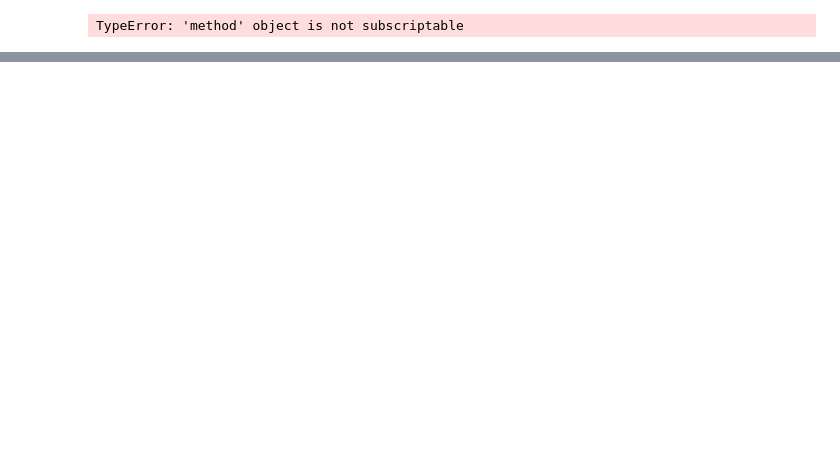
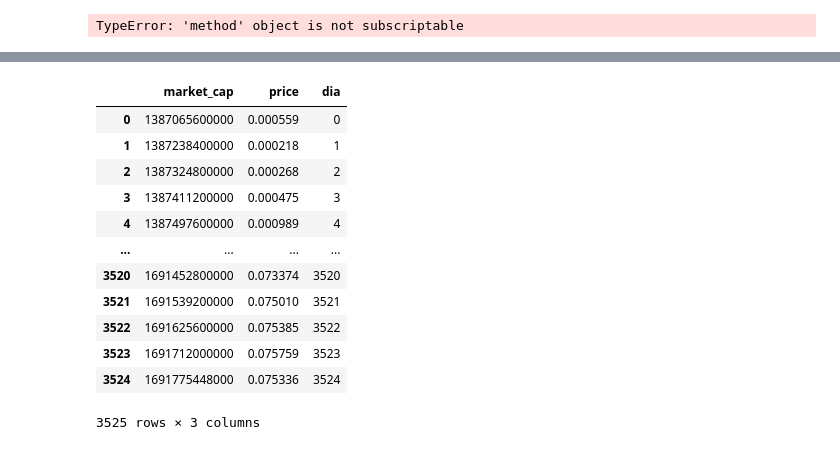
Before and after one commit to NahuVidales/CryptoDataAnalytics, a Jupyter notebook: ETL.ipynb, the cells around one changed output, grey strips where cells are left out. Saved outputs shown, nothing was run; the diff lists cells and outputs as text; code cells hidden in the pictures; blank space fills up the shorter version.

```diff
--- a/ETL.ipynb
+++ b/ETL.ipynb
@@ -477,0 +541,30 @@ NotImplementedError:
+# %%
+with open(dogecoin_cap_json, 'r') as file:
+    dogecoin_cap_content = file.read()
+
+# Convertir el JSON en un diccionario
+dogecoin_cap = json.loads(dogecoin_cap_content)
+
+# Normalize the JSON and create a DataFrame
+dogecoin = pd.json_normalize(dogecoin_cap)
+
+# Convertir las listas anidadas en filas individuales para la columna 'prices'
+prices_data = dogecoin_cap['prices']
+prices_df_dogecoin = pd.DataFrame(prices_data, columns=['market_cap', 'price'])
+#Haremos una columna día número para poder hacer un plot de la evolución de los precios y esta será en función del índice de fila
+prices_df_dogecoin['dia'] = prices_df_dogecoin.index
+prices_df_dogecoin
+# %% [output]
+|  | market_cap | price | dia |
+| 0 | 1387065600000 | 0.000559 | 0 |
+| 1 | 1387238400000 | 0.000218 | 1 |
+| 2 | 1387324800000 | 0.000268 | 2 |
+| 3 | 1387411200000 | 0.000475 | 3 |
+| 4 | 1387497600000 | 0.000989 | 4 |
+| ... | ... | ... | ... |
+| 3520 | 1691452800000 | 0.073374 | 3520 |
+| 3521 | 1691539200000 | 0.075010 | 3521 |
+| 3522 | 1691625600000 | 0.075385 | 3522 |
+| 3523 | 1691712000000 | 0.075759 | 3523 |
+| 3524 | 1691775448000 | 0.075336 | 3524 |
+3525 rows × 3 columns
```
Also changed, not shown: parts of 23 cells of this notebook, 14 other files.
